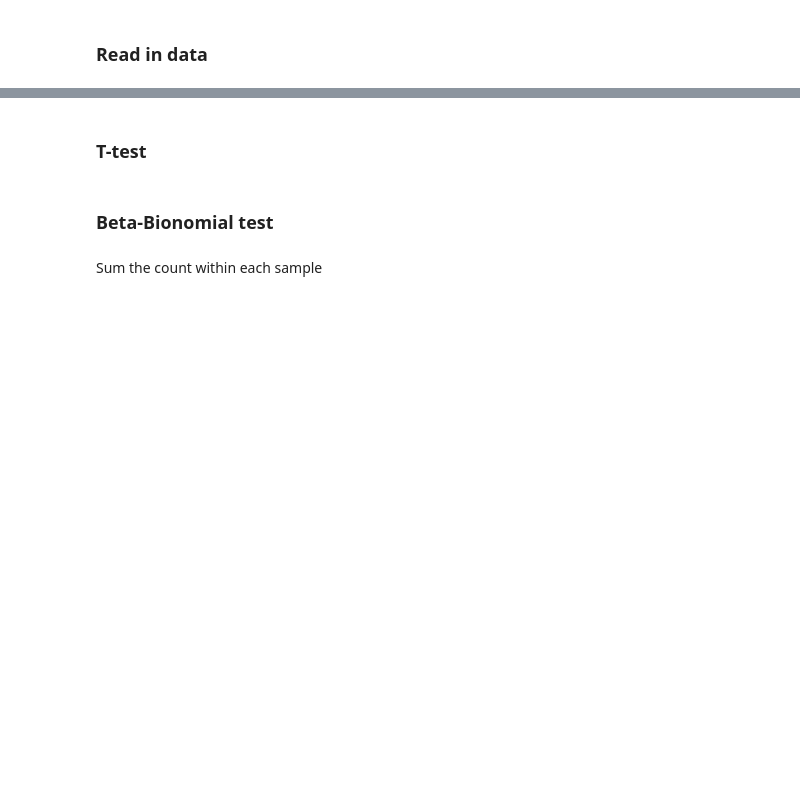
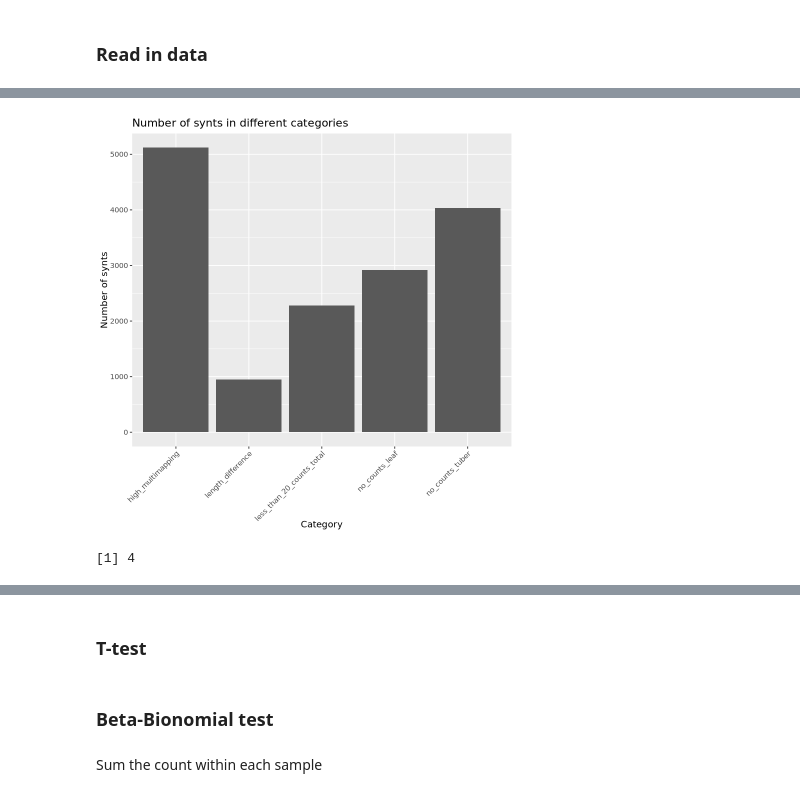
Before and after one commit to nadjano/polyploid-allele-exp, a Jupyter notebook: scripts/investigate_cis_AI.ipynb, the cells around one changed output, grey strips where cells are left out. Cells and saved outputs as stored; diff of their text form; code cells hidden in the pictures; blank space fills up the shorter version.

```diff
--- a/scripts/investigate_cis_AI.ipynb
+++ b/scripts/investigate_cis_AI.ipynb
@@ -32,18 +50,28 @@ raw_counts = raw_counts[,-1]
 # replaace NA values with 0
 raw_counts[is.na(raw_counts)] = 0
 # filter the genes that have length_category == more_20%_difference and mulitmapping_tag = mulitmapping
-#raw_counts_filter = raw_counts[raw_counts$haplotype_with_longest_annotation == "equal_lengths" & raw_counts$multimapping_tag != "multimapping",]
-raw_counts_filter = raw_counts[raw_counts$length_category != "more_20%_difference" & raw_counts$multi_ratio <= 0.20,]
+#raw_counts_filter = raw_counts[raw_counts$multi_ratio <= 0.05,]
+raw_counts_filter = raw_counts[raw_counts$length_category != "more_20%_difference" & raw_counts$multi_ratio <= 0.10,]
 # get the sample columns starting with SRR
 sample_columns = colnames(raw_counts_filter)[grep("SRR", colnames(raw_counts_filter))]
 # only keeep the columns with the sample names
 raw_counts_filter = raw_counts_filter[, sample_columns]
 raw_counts = raw_counts[, sample_columns]
-# Filter the counts to make sure that for each tissue they have at least 20 counts
+
+# filter for synts that have at least 10 counts for each allele
+allele_1 = colnames(raw_counts_filter)[grep("_1", colnames(raw_counts_filter))]
+allele_2 = colnames(raw_counts_filter)[grep("_2", colnames(raw_counts_filter))]
+allele_3 = colnames(raw_counts_filter)[grep("_3", colnames(raw_counts_filter))]
+allele_4 = colnames(raw_counts_filter)[grep("_4", colnames(raw_counts_filter))]
+
+# filter for synts that have at least 10 counts for each allele
+#raw_counts_filter = raw_counts_filter[rowSums(raw_counts_filter[,allele_1]) > 10 & rowSums(raw_counts_filter[,allele_2]) > 10 & rowSums(raw_counts_filter[,allele_3]) > 10 & rowSums(raw_counts_filter[,allele_4]) > 10,]
 leaf_samples = colnames(raw_counts_filter)[grep("leaf", colnames(raw_counts_filter))]
 tuber_samples = colnames(raw_counts_filter)[grep("tuber", colnames(raw_counts_filter))]
-raw_counts_filter = raw_counts_filter[rowSums(raw_counts_filter[,leaf_samples]) > 10 & rowSums(raw_counts_filter[,tuber_samples]) > 10,]
-dim(raw_counts)
-# raw counts for synt 261
-raw_counts_filter["261",]
+raw_counts_filter = raw_counts_filter[rowSums(raw_counts_filter[,leaf_samples]) > 200 & rowSums(raw_counts_filter[,tuber_samples]) > 200,]
+
+# filter for synts that have at least 50 counts
+
+dim(raw_counts_filter)
+dim(info)
 # %% [output]
@@ -73,0 +80,26 @@ A data.frame: 7638 × 19
+# %%
+# get the number of synts that have less than 10 counts for all alleles
+less_than_20_counts_total = sum(rowSums(raw_counts) < 20)
+no_counts_tuber = sum(rowSums(raw_counts[,tuber_samples]) < 20)
+no_counts_leaf = sum(rowSums(raw_counts[,leaf_samples]) < 20)
+high_multimapping = sum(info$multi_ratio > 0.25)#
+length_difference = sum(info$length_category == "more_20%_difference")
+
+
+# make a barplot for the different categories
+data = data.frame(category = c("less_than_20_counts_total", "no_counts_tuber", "no_counts_leaf", "high_multimapping", "length_difference"),
+                   count = c(less_than_20_counts_total, no_counts_tuber, no_counts_leaf, high_multimapping, length_difference))
+
+
+ggplot(data, aes(x = category, y = count)) +
+  geom_bar(stat = "identity") +
+  theme(axis.text.x = element_text(angle = 45, hjust = 1)) +
+  labs(title = "Number of synts in different categories", x = "Category", y = "Number of synts")
+# %% [output]
+[figure, added]
+# %%
+# get the synt ids that are only expressed in tuber
+synt_ids_tuber_only = rownames(raw_counts[rowSums(raw_counts[,tuber_samples]) > 100 & rowSums(raw_counts[,leaf_samples]) == 0,])
+length(synt_ids_tuber_only)
+# %% [output]
+[1] 4
```
Also changed, not shown: parts of 13 cells of this notebook, 16 other files.
